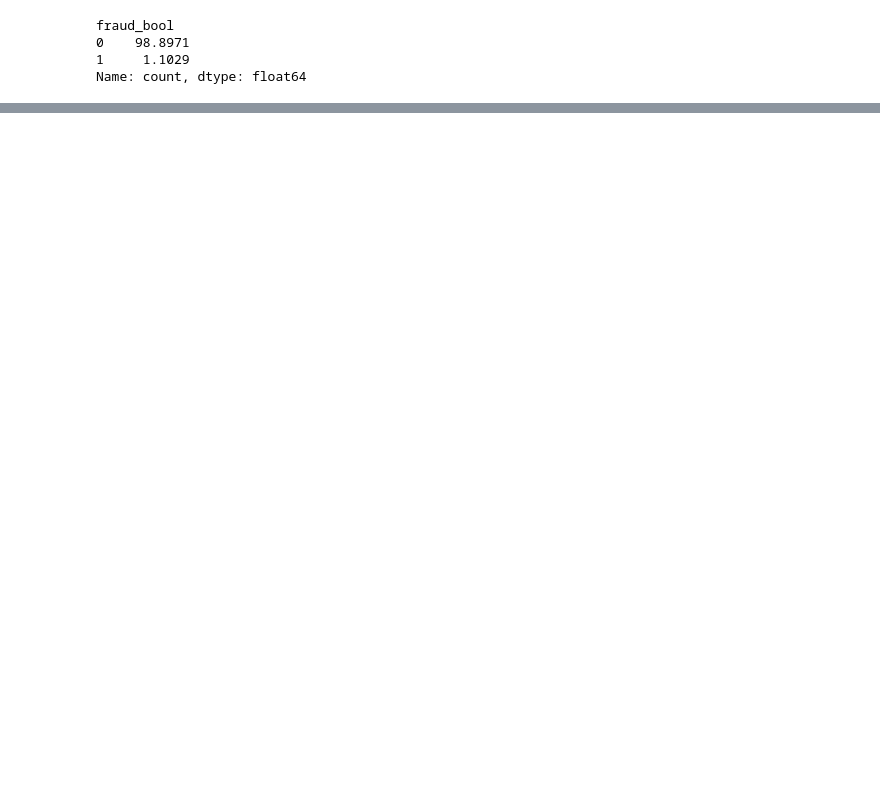
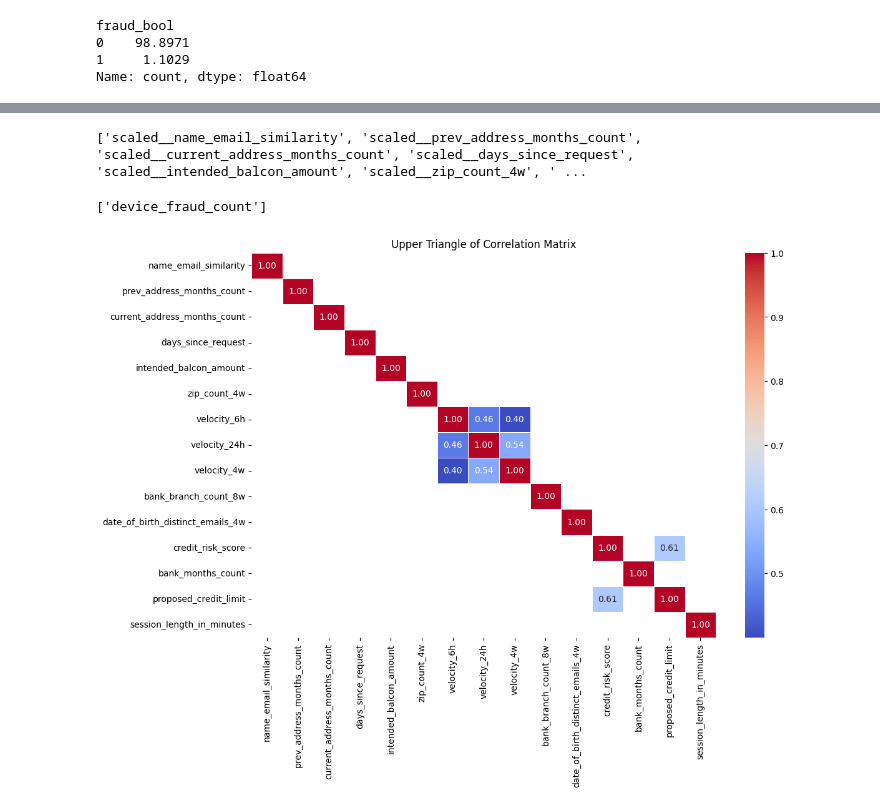
Before and after one commit to Nikhil172913832/Bank_fraud, a Jupyter notebook: BAF.ipynb, the cells around one changed output, grey strips where cells are left out. Cells and saved outputs as stored; diff of their text form; code cells hidden in the pictures; blank space fills up the shorter version.

```diff
--- a/BAF.ipynb
+++ b/BAF.ipynb
@@ -200,0 +80,6 @@ len(df[df['prev_address_months_count'] == -1])/len(df)
+# %%
+feature_names = preprocessor.get_feature_names_out()
+feature_names = [feature.replace('remainder__', '') for feature in feature_names]
+print(feature_names)
+# %% [output]
+['scaled__name_email_similarity', 'scaled__prev_address_months_count', 'scaled__current_address_months_count', 'scaled__days_since_request', 'scaled__intended_balcon_amount', 'scaled__zip_count_4w', ' ...
@@ -200,0 +88,18 @@ len(df[df['prev_address_months_count'] == -1])/len(df)
+# %%
+selector = VarianceThreshold()
+selector.fit(X_scaled)
+constant_features = [feature for feature in X_scaled.columns
+                     if feature not in X_scaled.columns[selector.get_support()]]
+print(constant_features)
+# %% [output]
+['device_fraud_count']
+# %%
+df.drop('device_fraud_count', axis=1, inplace=True)
+# %%
+corr_matrix = df[numerical].corr()
+plt.figure(figsize=(12, 8))
+sns.heatmap(corr_matrix[(corr_matrix >= 0.4) | (corr_matrix <= -0.4)], annot=True, cmap='coolwarm', fmt=".2f", linewidths=0.5)
+plt.title("Upper Triangle of Correlation Matrix")
+plt.show()
+# %% [output]
+[figure, added]
```
Also changed, not shown: parts of 25 cells of this notebook.
